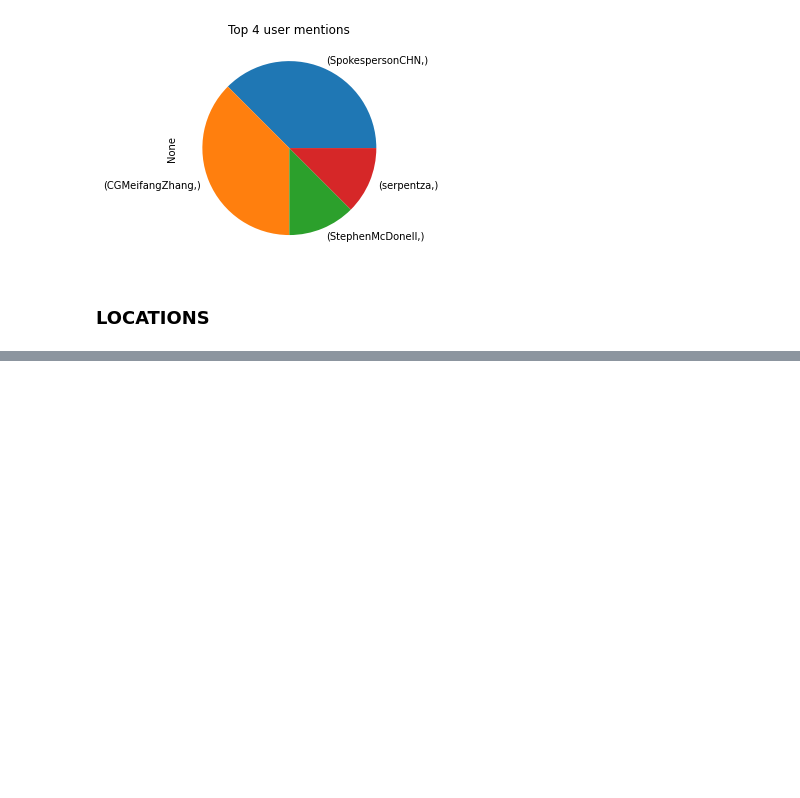
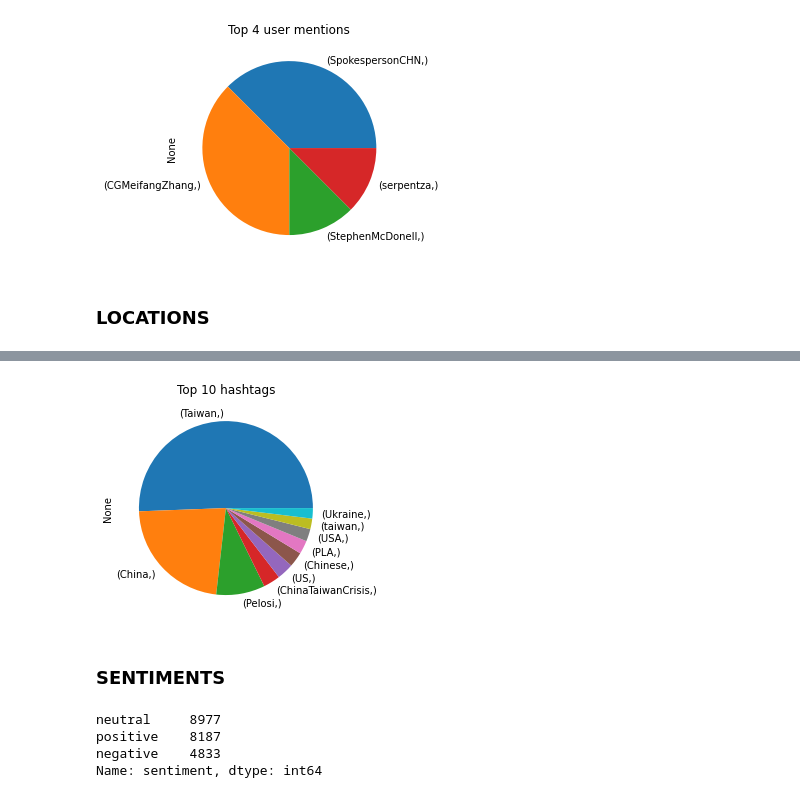
Before and after one commit to natyrix/Twitter-Data-Analysis, a Jupyter notebook: notebooks/Data exploration and pre-processing.ipynb, the cells around one changed output, grey strips where cells are left out. Cells and saved outputs as stored; diff of their text form; code cells hidden in the pictures; blank space fills up the shorter version.

```diff
--- a/notebooks/Data exploration and pre-processing.ipynb
+++ b/notebooks/Data exploration and pre-processing.ipynb
@@ -420,0 +498,14 @@ place_global_tweets_df['place'].value_counts().head(6).plot(kind='pie', title="T
+# %%
+splitted_hashtags_df.value_counts().head(10).plot(kind="pie", title="Top 10 hashtags");
+# %% [output]
+[figure, added]
+# %% [markdown]
+### SENTIMENTS
+# %%
+global_tweets_df['sentiment'].value_counts()
+# We can see that most of the tweets have a neutral and posetive sentiment
+# %% [output]
+neutral     8977
+positive    8187
+negative    4833
+Name: sentiment, dtype: int64
```
Also changed, not shown: parts of 20 cells of this notebook.
